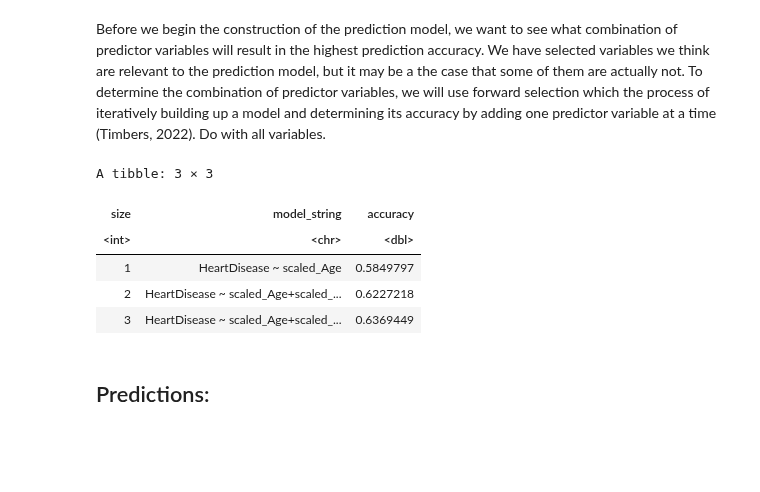
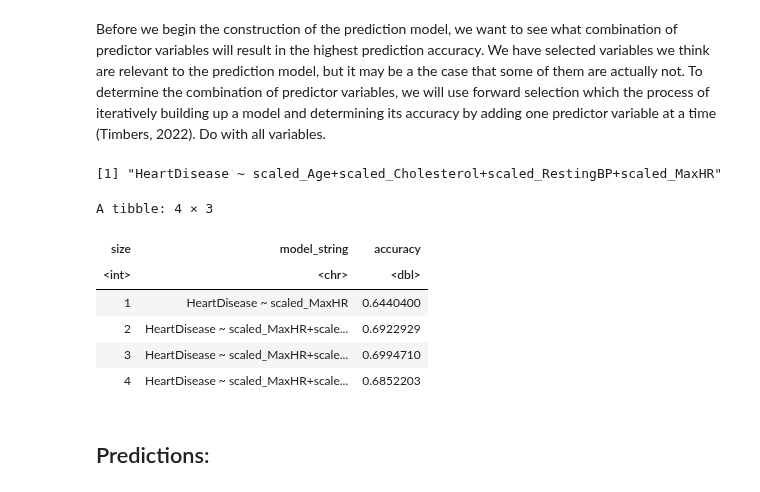
Before and after one commit to josephsoo/dsci_100_group_12, a Jupyter notebook: Project report.ipynb, the cells around one changed output. Cells and saved outputs as stored; diff of their text form; code cells hidden in the pictures; blank space fills up the shorter version.

```diff
--- a/Project report.ipynb
+++ b/Project report.ipynb
@@ -115,4 +125,4 @@ We will be using 3 predictors: Cholesterol, Resting BP (blood pressure), and Age
 # %%
-heart_clean <- select(heart_clean, Age, RestingBP, Cholesterol, HeartDisease)
+heart_clean <- select(heart_clean, Age, RestingBP, Cholesterol, MaxHR, HeartDisease)
 head(heart_clean)
 # %% [output]
@@ -239,19 +249,21 @@ set.seed(3456)
 heart_scaled <- heart_train |>
     mutate(scaled_Cholesterol = scale(Cholesterol, center = TRUE),
         scaled_RestingBP = scale(RestingBP, center = TRUE),
-        scaled_Age = scale(Age, center = TRUE))|>
-    select(HeartDisease, scaled_Cholesterol, scaled_RestingBP, scaled_Age)
+        scaled_Age = scale(Age, center = TRUE),
+        scaled_MaxHR = scale(MaxHR, center = TRUE))|>
+    select(HeartDisease, scaled_Cholesterol, scaled_RestingBP, scaled_Age, scaled_MaxHR)
 
 heart_subset <- heart_scaled |>
     select(HeartDisease,
            scaled_Age,
            scaled_Cholesterol,
-           scaled_RestingBP)
+           scaled_RestingBP,
+           scaled_MaxHR)
 names <- colnames(heart_subset |> select(-HeartDisease))
 #heart_subset
 
 formula <- paste("HeartDisease", "~", paste(names, collapse="+"))
-#formula
+formula
 
 # create an empty tibble to store the results
 accuracies <- tibble(size = integer(),
@@ -265,7 +277,7 @@ knn_spec <- nearest_neighbor(weight_func = "rectangular",
      set_mode("classification")
 
 # create a 5-fold cross-validation object
-heart_vfold <- vfold_cv(heart_subset, v = 5, strata = HeartDisease)
+heart_vfold <- vfold_cv(heart_subset, v = 3, strata = HeartDisease)
 
 # store the total number of predictors
 n_total <- length(names)
@@ -289,37 +301,39 @@ for (i in 1:n_total) {
                           step_scale(all_predictors()) |>
                           step_center(all_predictors())
 
         # tune the KNN classifier with these predictors,
         # and collect the accuracy for the best K
         acc <- workflow() |>
           add_recipe(heart_recipe) |>
           add_model(knn_spec) |>
           tune_grid(resamples = heart_vfold, grid = 10) |>
           collect_metrics() |>
           filter(.metric == "accuracy") |>
           summarize(mx = max(mean))
         acc <- acc$mx |> unlist()
 
         # add this result to the dataframe
         accs[[j]] <- acc
         models[[j]] <- model_string
     }
     jstar <- which.max(unlist(accs))
     accuracies <- accuracies |>
       add_row(size = i,
               model_string = models[[jstar]],
               accuracy = accs[[jstar]])
     selected <- c(selected, names[[jstar]])
     names <- names[-jstar]
 }
 accuracies
 # %% [output]
-A tibble: 3 × 3
+[1] "HeartDisease ~ scaled_Age+scaled_Cholesterol+scaled_RestingBP+scaled_MaxHR"
+A tibble: 4 × 3
 | size | model_string | accuracy |
 | <int> | <chr> | <dbl> |
-| 1 | HeartDisease ~ scaled_Age | 0.5849797 |
-| 2 | HeartDisease ~ scaled_Age+scaled_... | 0.6227218 |
-| 3 | HeartDisease ~ scaled_Age+scaled_... | 0.6369449 |
+| 1 | HeartDisease ~ scaled_MaxHR | 0.6440400 |
+| 2 | HeartDisease ~ scaled_MaxHR+scale... | 0.6922929 |
+| 3 | HeartDisease ~ scaled_MaxHR+scale... | 0.6994710 |
+| 4 | HeartDisease ~ scaled_MaxHR+scale... | 0.6852203 |
 # %% [markdown]
 ## Predictions:
 # %%
```
Also changed, not shown: parts of 2 cells of this notebook.
